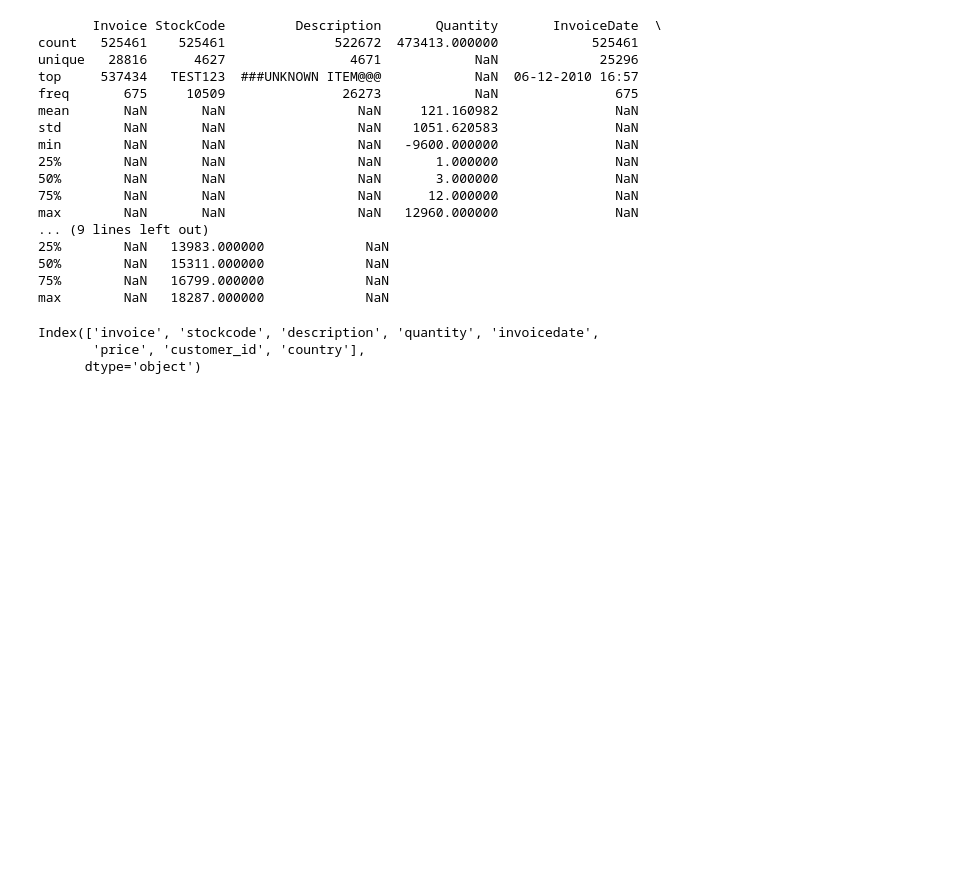
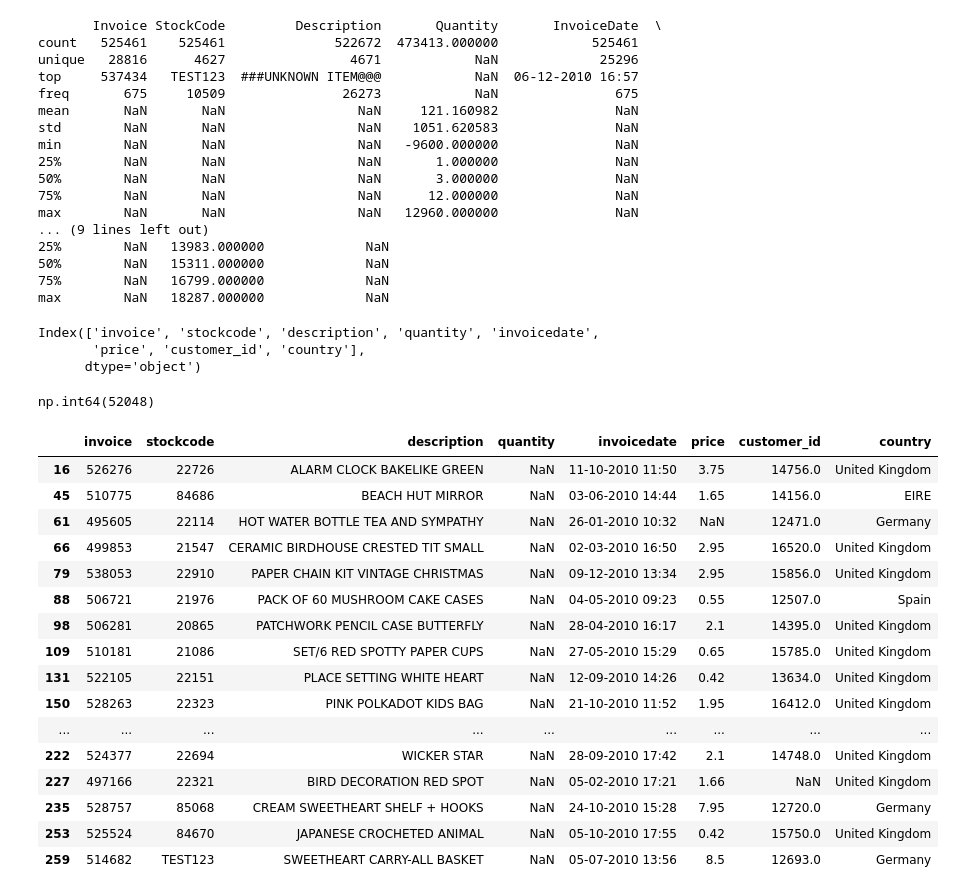
Before and after one commit to abh616/noisy_data_proc_prac, a Jupyter notebook: cleaning_noisy.ipynb, the cells around one changed output. Saved outputs shown, nothing was run; the diff lists cells and outputs as text; code cells hidden in the pictures; blank space fills up the shorter version.

```diff
--- a/cleaning_noisy.ipynb
+++ b/cleaning_noisy.ipynb
@@ -72,3 +72,28 @@ df.columns
 Index(['invoice', 'stockcode', 'description', 'quantity', 'invoicedate',
        'price', 'customer_id', 'country'],
       dtype='object')
+# %%
+df["quantity"].unique()[:10]
+df["quantity"].apply(lambda x: x % 1 != 0).sum()
+# %% [output]
+np.int64(52048)
+# %%
+df[df["quantity"] % 1 != 0].head(20)
+# %% [output]
+|  | invoice | stockcode | description | quantity | invoicedate | price | customer_id | country |
+| 16 | 526276 | 22726 | ALARM CLOCK BAKELIKE GREEN | NaN | 11-10-2010 11:50 | 3.75 | 14756.0 | United Kingdom |
+| 45 | 510775 | 84686 | BEACH HUT MIRROR | NaN | 03-06-2010 14:44 | 1.65 | 14156.0 | EIRE |
+| 61 | 495605 | 22114 | HOT WATER BOTTLE TEA AND SYMPATHY | NaN | 26-01-2010 10:32 | NaN | 12471.0 | Germany |
+| 66 | 499853 | 21547 | CERAMIC BIRDHOUSE CRESTED TIT SMALL | NaN | 02-03-2010 16:50 | 2.95 | 16520.0 | United Kingdom |
+| 79 | 538053 | 22910 | PAPER CHAIN KIT VINTAGE CHRISTMAS | NaN | 09-12-2010 13:34 | 2.95 | 15856.0 | United Kingdom |
+| 88 | 506721 | 21976 | PACK OF 60 MUSHROOM CAKE CASES | NaN | 04-05-2010 09:23 | 0.55 | 12507.0 | Spain |
+| 98 | 506281 | 20865 | PATCHWORK PENCIL CASE BUTTERFLY | NaN | 28-04-2010 16:17 | 2.1 | 14395.0 | United Kingdom |
+| 109 | 510181 | 21086 | SET/6 RED SPOTTY PAPER CUPS | NaN | 27-05-2010 15:29 | 0.65 | 15785.0 | United Kingdom |
+| 131 | 522105 | 22151 | PLACE SETTING WHITE HEART | NaN | 12-09-2010 14:26 | 0.42 | 13634.0 | United Kingdom |
+| 150 | 528263 | 22323 | PINK POLKADOT KIDS BAG | NaN | 21-10-2010 11:52 | 1.95 | 16412.0 | United Kingdom |
+| ... | ... | ... | ... | ... | ... | ... | ... | ... |
+| 222 | 524377 | 22694 | WICKER STAR | NaN | 28-09-2010 17:42 | 2.1 | 14748.0 | United Kingdom |
+| 227 | 497166 | 22321 | BIRD DECORATION RED SPOT | NaN | 05-02-2010 17:21 | 1.66 | NaN | United Kingdom |
+| 235 | 528757 | 85068 | CREAM SWEETHEART SHELF + HOOKS | NaN | 24-10-2010 15:28 | 7.95 | 12720.0 | Germany |
+| 253 | 525524 | 84670 | JAPANESE CROCHETED ANIMAL | NaN | 05-10-2010 17:55 | 0.42 | 15750.0 | United Kingdom |
+| 259 | 514682 | TEST123 | SWEETHEART CARRY-ALL BASKET | NaN | 05-07-2010 13:56 | 8.5 | 12693.0 | Germany |
```
Also changed, not shown: parts of 88 cells of this notebook.
